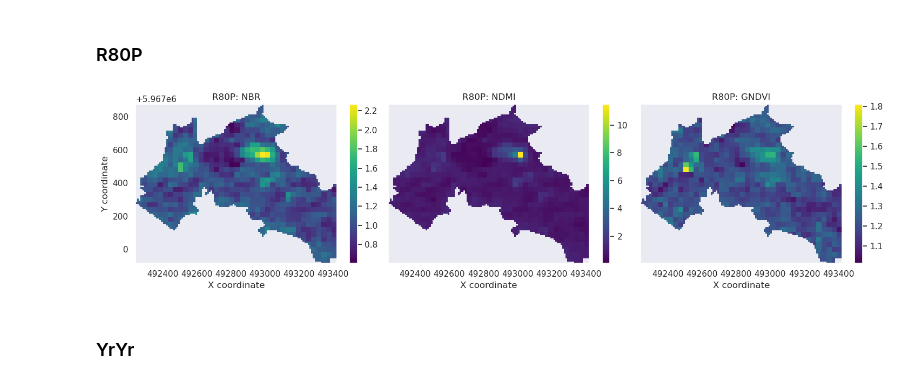
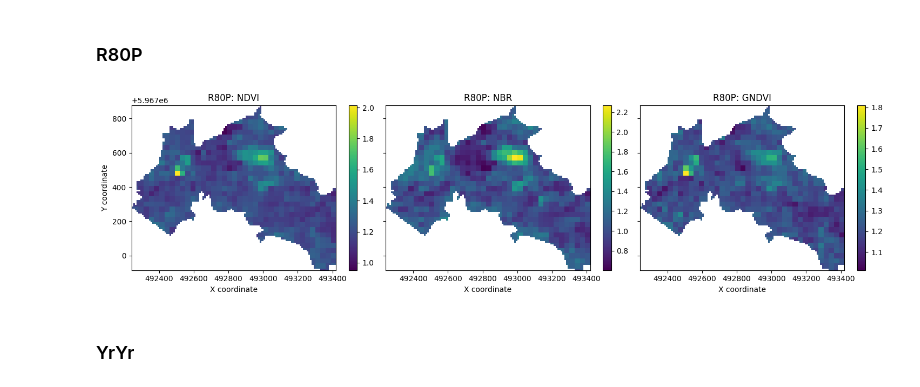
Before and after one commit to PEOPLE-ER/spectral-recovery, a Jupyter notebook: docs/overview_API.ipynb, the cells around one changed output. Drawn from its saved outputs; the diff is of its cells as text; code cells hidden in the pictures.

```diff
--- a/docs/overview_API.ipynb
+++ b/docs/overview_API.ipynb
@@ -170,9 +169,9 @@ plot_metrics(y2r)
 # %% [markdown]
 ### R80P
-# %%
-r80p = ra_hist_pixel.r80p(timestep=4)
-plot_metrics(r80p)
-# %% [output]
-[figure, removed]
+# %%
+r80p = recovery_metrics_pixel_target.sel(metric=["R80P"])
+plot_metrics(r80p)
+# %% [output]
+[figure, added]
 # %% [markdown]
 ### YrYr
```
Also changed, not shown: parts of 33 cells of this notebook.
